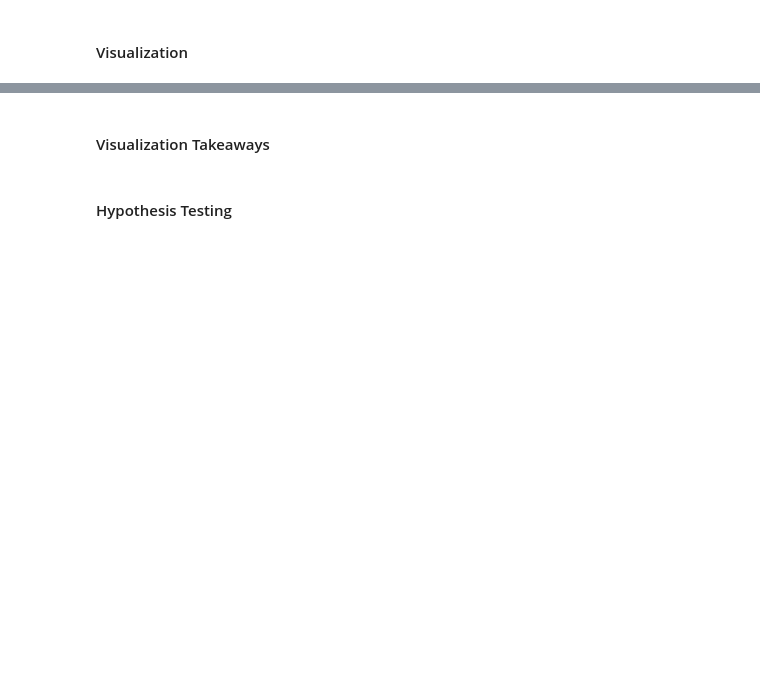
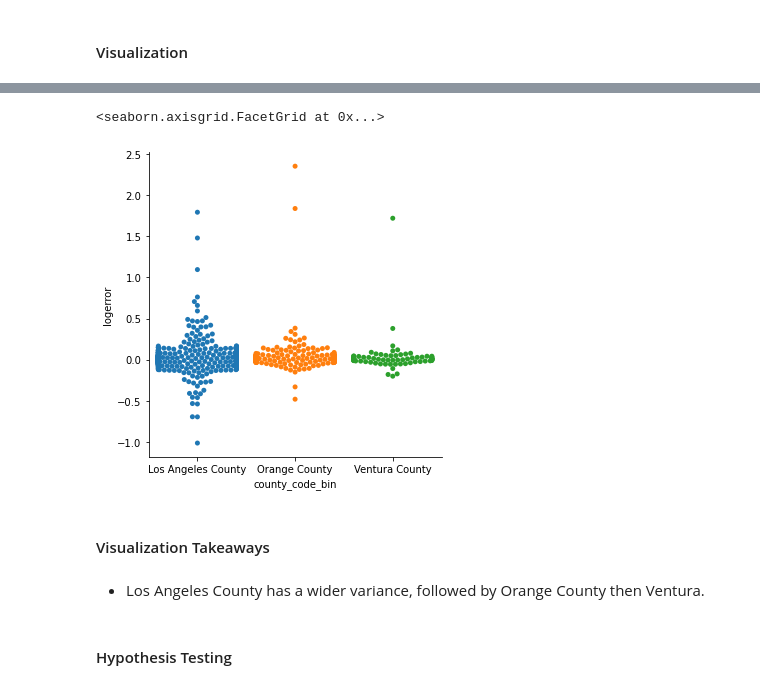
Before and after one commit to rachelrobbinsmayhill/clustering_project, a Jupyter notebook: final_report.ipynb, the cells around one changed output, grey strips where cells are left out. Saved outputs shown, nothing was run; the diff lists cells and outputs as text; code cells hidden in the pictures; blank space fills up the shorter version.

```diff
--- a/final_report.ipynb
+++ b/final_report.ipynb
@@ -339,5 +342,14 @@ plt.show()
+# %%
+x= 'county_code_bin'
+y = 'logerror'
+sns.catplot(x=x, y=y, data= train.sample(1000), kind='swarm')
+# %% [output]
+<seaborn.axisgrid.FacetGrid at 0x...>
+[figure, added]
 # %% [markdown]
 #### Visualization Takeaways
+# %% [markdown]
+ - Los Angeles County has a wider variance, followed by Orange County then Ventura.
 # %% [markdown]
 #### Hypothesis Testing
 # %% [markdown]
```
Also changed, not shown: parts of 20 cells of this notebook.
